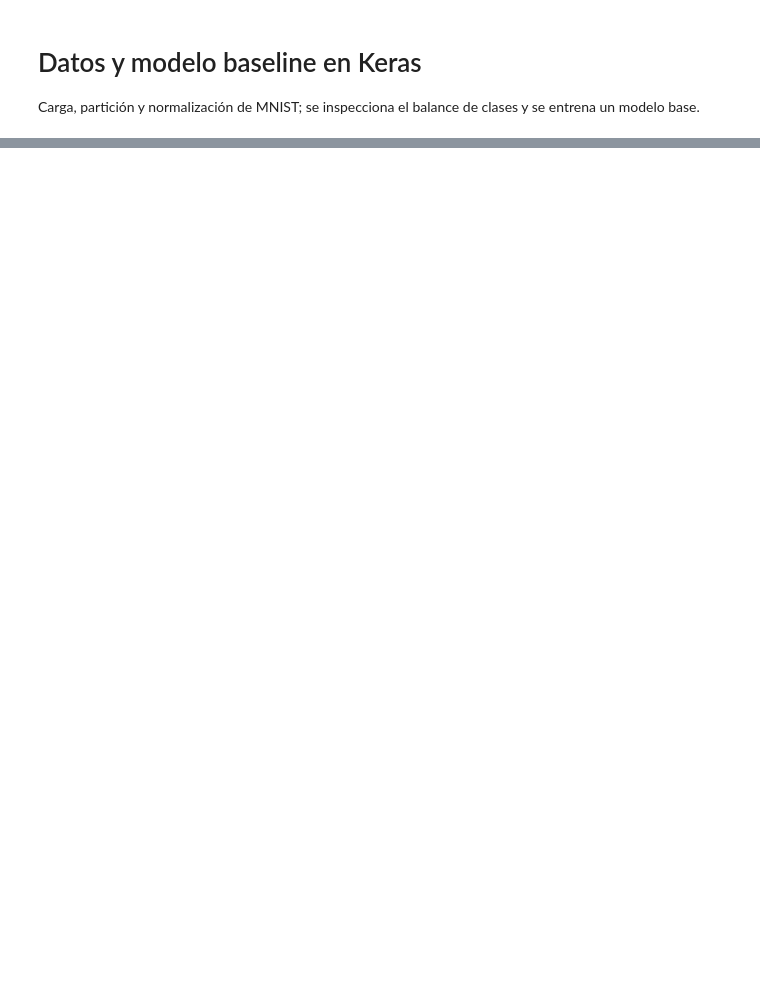
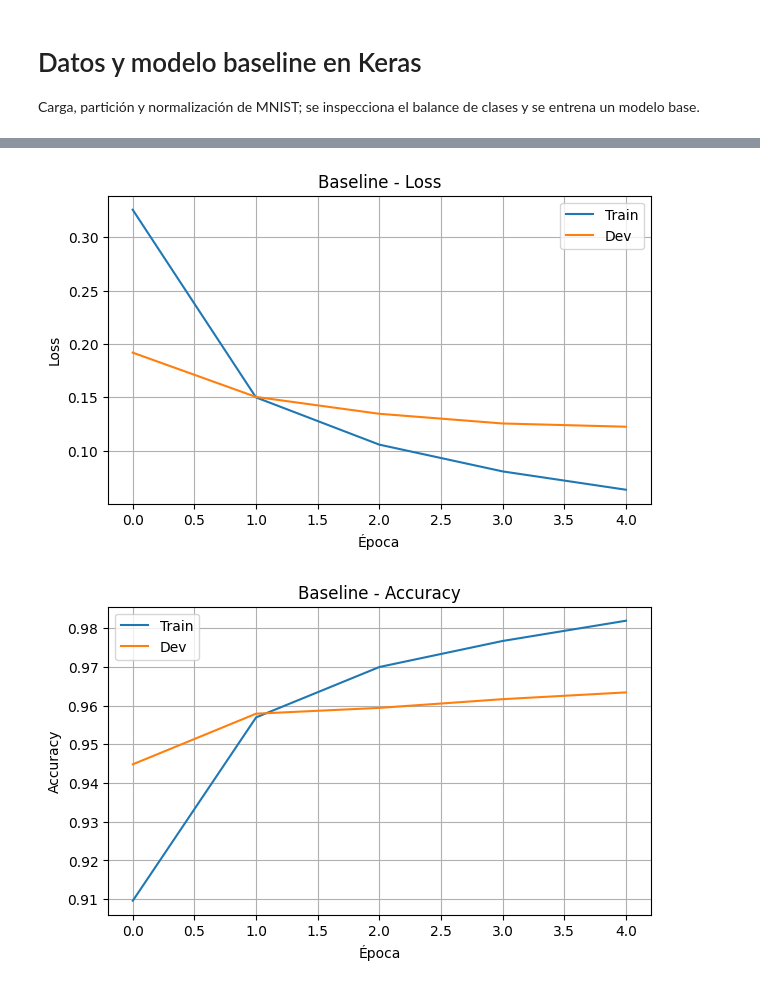
Before and after one commit to edwardmoreno18/DeepLearning, a Jupyter notebook: 01_Datos_Baseline_Keras.ipynb, the cells around one changed output, grey strips where cells are left out. Saved outputs shown, nothing was run; the diff lists cells and outputs as text; code cells hidden in the pictures; blank space fills up the shorter version.

```diff
--- a/01_Datos_Baseline_Keras.ipynb
+++ b/01_Datos_Baseline_Keras.ipynb
@@ -60,10 +204,41 @@ hist_base = modelo_base.fit(x_train, y_train, validation_data=(x_dev, y_dev),
 # %%
-fig, axes = plt.subplots(1, 2, figsize=(12, 4))
-axes[0].plot(hist_base.history["loss"], label="Train")
-axes[0].plot(hist_base.history["val_loss"], label="Dev")
-axes[0].set(title="Baseline - Loss", xlabel="Época", ylabel="Loss")
-axes[1].plot(hist_base.history["accuracy"], label="Train")
-axes[1].plot(hist_base.history["val_accuracy"], label="Dev")
-axes[1].set(title="Baseline - Accuracy", xlabel="Época", ylabel="Accuracy")
-for ax in axes: ax.legend(); ax.grid(True)
-plt.tight_layout(); plt.show()
+plt.figure(figsize=(7, 4))
+
+plt.plot(hist_base.history["loss"], label="Train")
+
+plt.plot(hist_base.history["val_loss"], label="Dev")
+
+plt.xlabel("Época")
+
+plt.ylabel("Loss")
+
+plt.title("Baseline - Loss")
+
+plt.legend()
+
+plt.grid(True)
+
+plt.show()
+
+
+
+plt.figure(figsize=(7, 4))
+
+plt.plot(hist_base.history["accuracy"], label="Train")
+
+plt.plot(hist_base.history["val_accuracy"], label="Dev")
+
+plt.xlabel("Época")
+
+plt.ylabel("Accuracy")
+
+plt.title("Baseline - Accuracy")
+
+plt.legend()
+
+plt.grid(True)
+
+plt.show()
+# %% [output]
+[figure, added]
+[figure, added]
```
Also changed, not shown: parts of 15 cells of this notebook, 4 other files.
